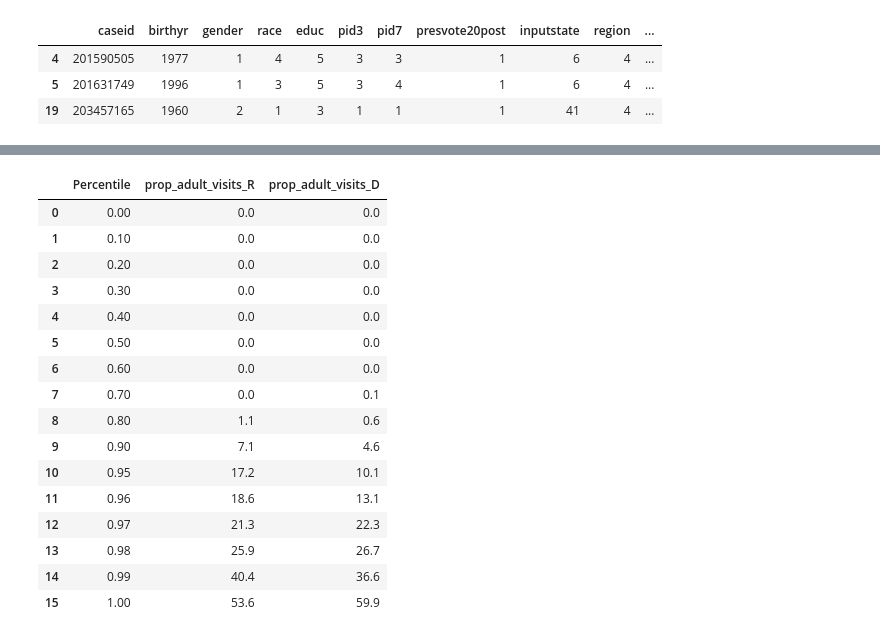
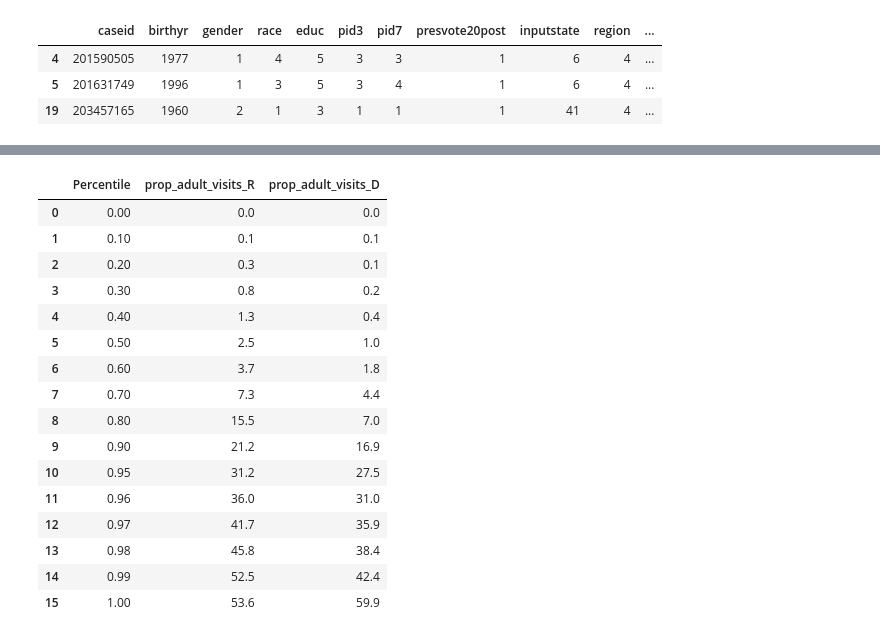
Before and after one commit to soodoku/adult, a Jupyter notebook: scripts/visits_to_adultsites.ipynb, the cells around one changed output, grey strips where cells are left out. Saved outputs shown, nothing was run; the diff lists cells and outputs as text; code cells hidden in the pictures.

```diff
--- a/scripts/visits_to_adultsites.ipynb
+++ b/scripts/visits_to_adultsites.ipynb
@@ -363,8 +371,9 @@ tab_perc
 qcut_opts = {"q":10, "precision":1, "labels": range(10,101,10), "duplicates": "drop"}
 
 _df = (df_ind
-       .query("prop_adult_visits>0")
-       .assign(decile_prop_adult=lambda df: pd.qcut(df.prop_adult_visits, **qcut_opts))
+       .query(f"{outcome_var}>0")
+       .assign(**{f"decile_{outcome_var}": lambda df: pd.qcut(df[outcome_var], **qcut_opts)})
       )
+print(f"N = {len(_df)}")
 _df.head(3)
 # %% [output]
@@ -633,45 +647,45 @@ save_mpl_fig(os.path.join(FIGSAVEDIR, "distribution_proportion_adultsites_visits
 # %%
 # (fold cell) Get table of percentiles
 ntiles = [.0,.1,.2,.3,.4,.5,.6,.7,.8,.9,.95,.96,.97,.98,.99,1]
-_tab_R = (df_ind
+_tab_R = (_df
           .query("party=='R'")
           [outcome_var].quantile(ntiles)
           .reset_index()
           .rename_column('index', 'Percentile')
           .rename_column(f'{outcome_var}', f'{outcome_var}_R')
          )
-_tab_D = (df_ind
+_tab_D = (_df
           .query("party=='D'")
           [outcome_var].quantile(ntiles)
           .reset_index()
           .rename_column('index', 'Percentile')
           .rename_column(f'{outcome_var}', f'{outcome_var}_D')
          )
 
 tab_perc = (_tab_R
             .merge(_tab_D, on="Percentile", how="left", validate="1:1")
             .assign(
                 **{f"{outcome_var}_R":lambda df: df[f"{outcome_var}_R"].map('{:,.1f}'.format)},
                 **{f"{outcome_var}_D":lambda df: df[f"{outcome_var}_D"].map('{:,.1f}'.format)},
             )
            )
-pandas_to_tex(tab_perc, "../tabs/percentiles_proportion_adultsites_visits_by_individuals_by_party")
+pandas_to_tex(tab_perc, "../tabs/percentiles_proportion_visits_adultsites_by_individuals_by_party")
 tab_perc
 # %% [output]
 |  | Percentile | prop_adult_visits_R | prop_adult_visits_D |
 | 0 | 0.00 | 0.0 | 0.0 |
-| 1 | 0.10 | 0.0 | 0.0 |
-| 2 | 0.20 | 0.0 | 0.0 |
-| 3 | 0.30 | 0.0 | 0.0 |
-| 4 | 0.40 | 0.0 | 0.0 |
-| 5 | 0.50 | 0.0 | 0.0 |
-| 6 | 0.60 | 0.0 | 0.0 |
-| 7 | 0.70 | 0.0 | 0.1 |
-| 8 | 0.80 | 1.1 | 0.6 |
-| 9 | 0.90 | 7.1 | 4.6 |
-| 10 | 0.95 | 17.2 | 10.1 |
-| 11 | 0.96 | 18.6 | 13.1 |
-| 12 | 0.97 | 21.3 | 22.3 |
-| 13 | 0.98 | 25.9 | 26.7 |
-| 14 | 0.99 | 40.4 | 36.6 |
+| 1 | 0.10 | 0.1 | 0.1 |
+| 2 | 0.20 | 0.3 | 0.1 |
+| 3 | 0.30 | 0.8 | 0.2 |
+| 4 | 0.40 | 1.3 | 0.4 |
+| 5 | 0.50 | 2.5 | 1.0 |
+| 6 | 0.60 | 3.7 | 1.8 |
+| 7 | 0.70 | 7.3 | 4.4 |
+| 8 | 0.80 | 15.5 | 7.0 |
+| 9 | 0.90 | 21.2 | 16.9 |
+| 10 | 0.95 | 31.2 | 27.5 |
+| 11 | 0.96 | 36.0 | 31.0 |
+| 12 | 0.97 | 41.7 | 35.9 |
+| 13 | 0.98 | 45.8 | 38.4 |
+| 14 | 0.99 | 52.5 | 42.4 |
 | 15 | 1.00 | 53.6 | 59.9 |
```
Also changed, not shown: parts of 25 cells of this notebook, 18 other files.
